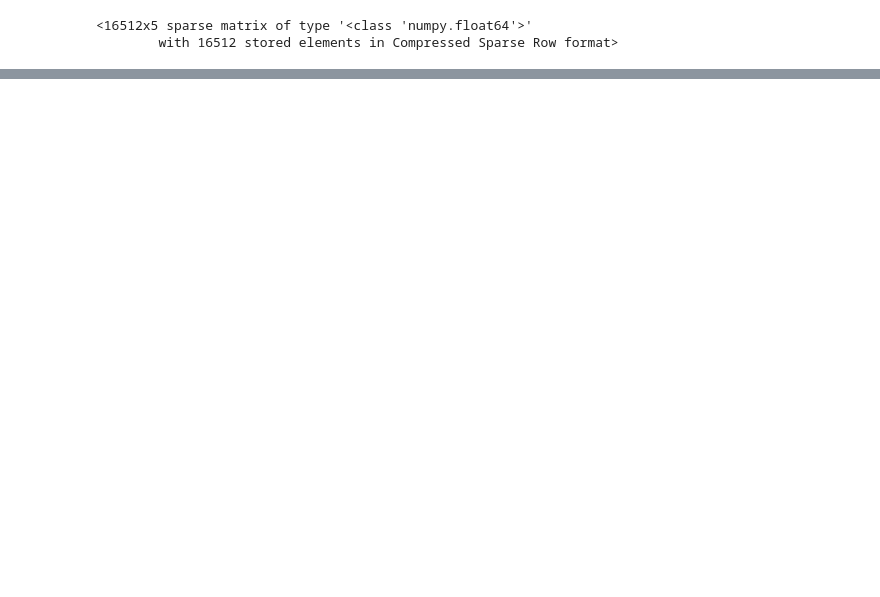
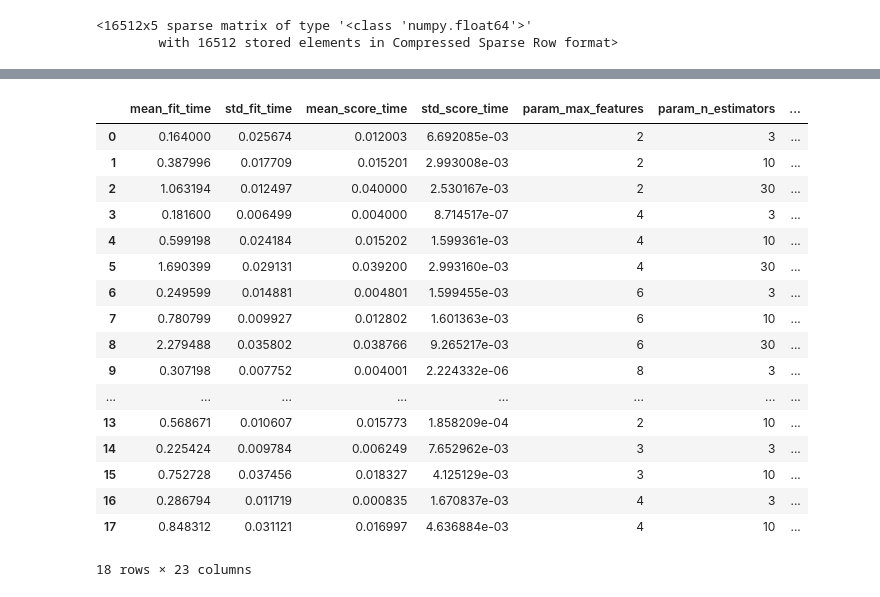
Before and after one commit to herbwood/study_datascience, a Jupyter notebook: scikit_learn/handson/housing.ipynb, the cells around one changed output, grey strips where cells are left out. Saved outputs shown, nothing was run; the diff lists cells and outputs as text; code cells hidden in the pictures; blank space fills up the shorter version.

Commit message:
learned pipeline and model selection, tuning

```diff
--- a/scikit_learn/handson/housing.ipynb
+++ b/scikit_learn/handson/housing.ipynb
@@ -415,0 +743,5 @@ housing_extra_attribs = attr_adder.transform(housing.values)
+# %%
+from sklearn.ensemble import RandomForestRegressor
+
+forest_reg = RandomForestRegressor(n_estimators=10, random_state=42)
+forest_reg.fit(housing_prepared, housing_labels)
@@ -415,0 +800,5 @@ housing_extra_attribs = attr_adder.transform(housing.values)
+# %%
+from sklearn.ensemble import RandomForestRegressor
+
+forest_reg = RandomForestRegressor(n_estimators=10, random_state=42)
+forest_reg.fit(housing_prepared, housing_labels)
@@ -415,0 +845,9 @@ housing_extra_attribs = attr_adder.transform(housing.values)
+# %%
+from sklearn.svm import SVR
+
+svm_reg = SVR(kernel="linear")
+svm_reg.fit(housing_prepared, housing_labels)
+housing_predictions = svm_reg.predict(housing_prepared)
+svm_mse = mean_squared_error(housing_labels, housing_predictions)
+svm_rmse = np.sqrt(svm_mse)
+svm_rmse
@@ -415,0 +856,15 @@ housing_extra_attribs = attr_adder.transform(housing.values)
+# %%
+from sklearn.model_selection import GridSearchCV
+
+param_grid = [
+    # 하이퍼파라미터 12(=3×4)개의 조합을 시도합니다.
+    {'n_estimators': [3, 10, 30], 'max_features': [2, 4, 6, 8]},
+    # bootstrap은 False로 하고 6(=2×3)개의 조합을 시도합니다.
+    {'bootstrap': [False], 'n_estimators': [3, 10], 'max_features': [2, 3, 4]},
+  ]
+
+forest_reg = RandomForestRegressor(random_state=42)
+# 다섯 폴드에서 훈련하면 총 (12+6)*5=90번의 훈련이 일어납니다.
+grid_search = GridSearchCV(forest_reg, param_grid, cv=5, scoring='neg_mean_squared_error',
+                           return_train_score=True, n_jobs=-1)
+grid_search.fit(housing_prepared, housing_labels)
@@ -415,0 +919,21 @@ housing_extra_attribs = attr_adder.transform(housing.values)
+# %%
+pd.DataFrame(grid_search.cv_results_)
+# %% [output]
+|  | mean_fit_time | std_fit_time | mean_score_time | std_score_time | param_max_features | param_n_estimators | ... |
+| 0 | 0.164000 | 0.025674 | 0.012003 | 6.692085e-03 | 2 | 3 | ... |
+| 1 | 0.387996 | 0.017709 | 0.015201 | 2.993008e-03 | 2 | 10 | ... |
+| 2 | 1.063194 | 0.012497 | 0.040000 | 2.530167e-03 | 2 | 30 | ... |
+| 3 | 0.181600 | 0.006499 | 0.004000 | 8.714517e-07 | 4 | 3 | ... |
+| 4 | 0.599198 | 0.024184 | 0.015202 | 1.599361e-03 | 4 | 10 | ... |
+| 5 | 1.690399 | 0.029131 | 0.039200 | 2.993160e-03 | 4 | 30 | ... |
+| 6 | 0.249599 | 0.014881 | 0.004801 | 1.599455e-03 | 6 | 3 | ... |
+| 7 | 0.780799 | 0.009927 | 0.012802 | 1.601363e-03 | 6 | 10 | ... |
+| 8 | 2.279488 | 0.035802 | 0.038766 | 9.265217e-03 | 6 | 30 | ... |
+| 9 | 0.307198 | 0.007752 | 0.004001 | 2.224332e-06 | 8 | 3 | ... |
+| ... | ... | ... | ... | ... | ... | ... | ... |
+| 13 | 0.568671 | 0.010607 | 0.015773 | 1.858209e-04 | 2 | 10 | ... |
+| 14 | 0.225424 | 0.009784 | 0.006249 | 7.652962e-03 | 3 | 3 | ... |
+| 15 | 0.752728 | 0.037456 | 0.018327 | 4.125129e-03 | 3 | 10 | ... |
+| 16 | 0.286794 | 0.011719 | 0.000835 | 1.670837e-03 | 4 | 3 | ... |
+| 17 | 0.848312 | 0.031121 | 0.016997 | 4.636884e-03 | 4 | 10 | ... |
+18 rows × 23 columns
```
Also changed, not shown: parts of 71 cells of this notebook.
